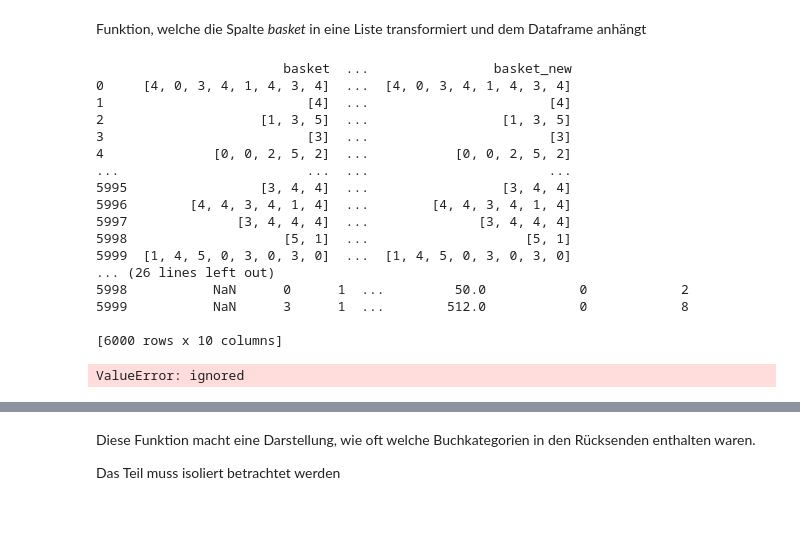
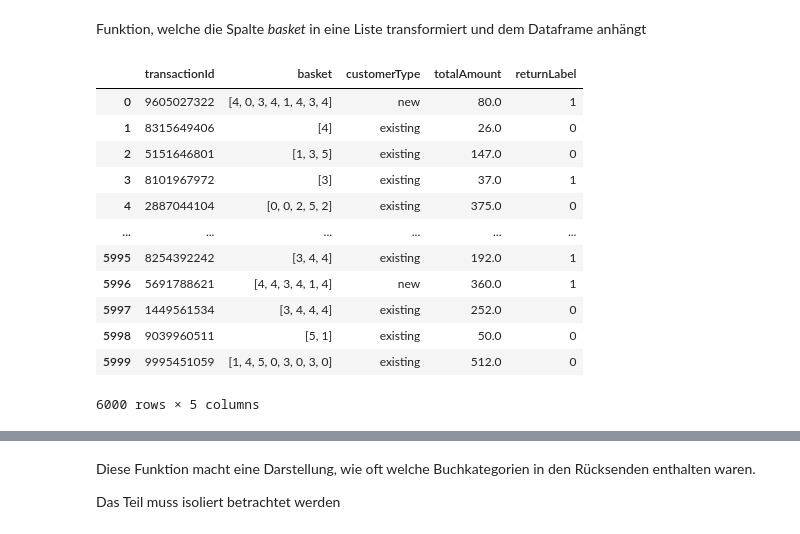
Before and after one commit to DanielDanger/mlBachelor, a Jupyter notebook: ML_Bachelor_Projektarbeit.ipynb, the cells around one changed output, grey strips where cells are left out. Drawn from its saved outputs; the diff is of its cells as text; code cells hidden in the pictures.

```diff
--- a/ML_Bachelor_Projektarbeit.ipynb
+++ b/ML_Bachelor_Projektarbeit.ipynb
@@ -160,22 +186,19 @@ def prepare_data_prob(dfi):
-# %%
-x = prepare_data_prob(df_test1)
-x
-# %% [output]
-                        basket  ...                basket_new
-0     [4, 0, 3, 4, 1, 4, 3, 4]  ...  [4, 0, 3, 4, 1, 4, 3, 4]
-1                          [4]  ...                       [4]
-2                    [1, 3, 5]  ...                 [1, 3, 5]
-3                          [3]  ...                       [3]
-4              [0, 0, 2, 5, 2]  ...           [0, 0, 2, 5, 2]
-...                        ...  ...                       ...
-5995                 [3, 4, 4]  ...                 [3, 4, 4]
-5996        [4, 4, 3, 4, 1, 4]  ...        [4, 4, 3, 4, 1, 4]
-5997              [3, 4, 4, 4]  ...              [3, 4, 4, 4]
-5998                    [5, 1]  ...                    [5, 1]
-5999  [1, 4, 5, 0, 3, 0, 3, 0]  ...  [1, 4, 5, 0, 3, 0, 3, 0]
-... (26 lines left out)
-5998           NaN      0      1  ...         50.0            0            2
-5999           NaN      3      1  ...        512.0            0            8
-
-[6000 rows x 10 columns]
-ValueError: ignored
+# %%
+#x,scaler = prepare_train(df_test1)
+#df = pd.DataFrame(x, columns = ["customerType",	"Cat_0",	"Cat_1",	"Cat_2",	"Cat_3",	"Cat_4",	"Cat_5",	"totalAmount"	,"basket_size",	"return_prob"])
+
+df_test
+# %% [output]
+|  | transactionId | basket | customerType | totalAmount | returnLabel |
+| 0 | 9605027322 | [4, 0, 3, 4, 1, 4, 3, 4] | new | 80.0 | 1 |
+| 1 | 8315649406 | [4] | existing | 26.0 | 0 |
+| 2 | 5151646801 | [1, 3, 5] | existing | 147.0 | 0 |
+| 3 | 8101967972 | [3] | existing | 37.0 | 1 |
+| 4 | 2887044104 | [0, 0, 2, 5, 2] | existing | 375.0 | 0 |
+| ... | ... | ... | ... | ... | ... |
+| 5995 | 8254392242 | [3, 4, 4] | existing | 192.0 | 1 |
+| 5996 | 5691788621 | [4, 4, 3, 4, 1, 4] | new | 360.0 | 1 |
+| 5997 | 1449561534 | [3, 4, 4, 4] | existing | 252.0 | 0 |
+| 5998 | 9039960511 | [5, 1] | existing | 50.0 | 0 |
+| 5999 | 9995451059 | [1, 4, 5, 0, 3, 0, 3, 0] | existing | 512.0 | 0 |
+6000 rows × 5 columns
```
Also changed, not shown: parts of 12 cells of this notebook.
